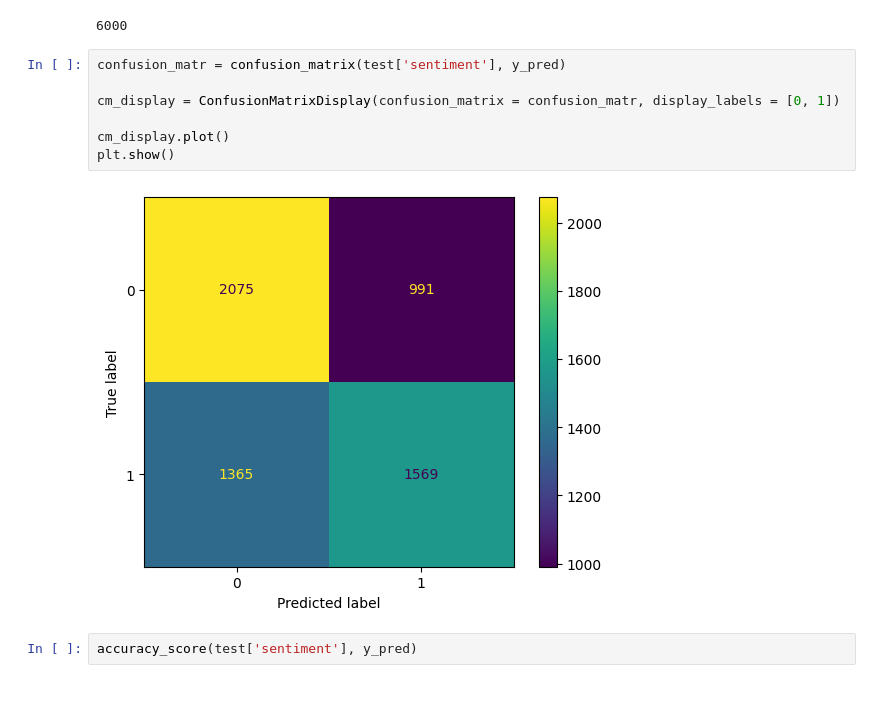
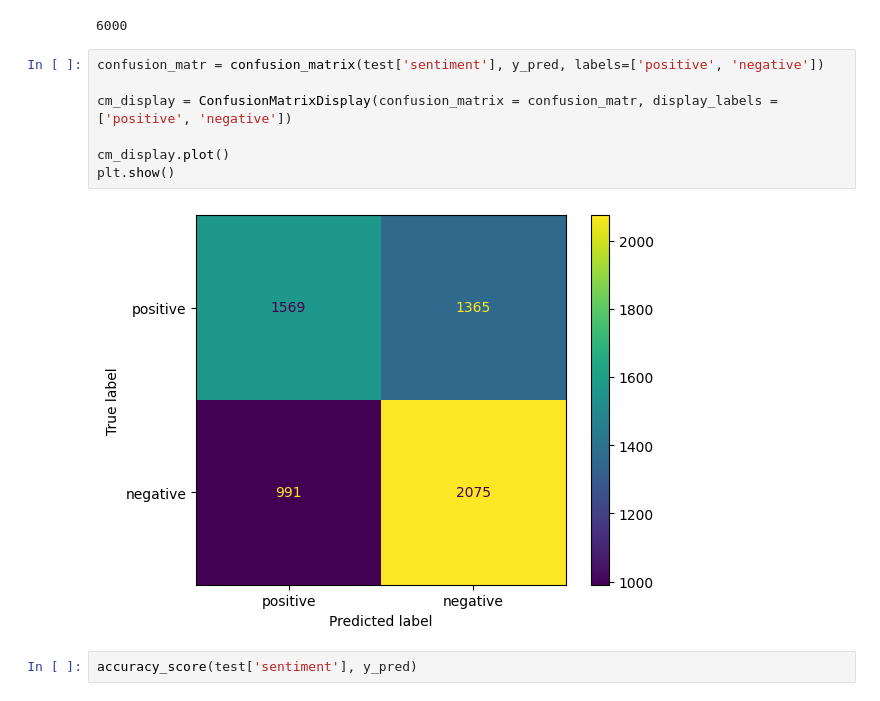
Before and after one commit to PauloOyama/Artificial-Inteligence, a Jupyter notebook: analysis.ipynb, the cells around one changed output. Saved outputs shown, nothing was run; the diff lists cells and outputs as text.

Commit message:
add label

```diff
--- a/analysis.ipynb
+++ b/analysis.ipynb
@@ -177,14 +177,14 @@ len(y_pred)
 # %% [output]
 6000
 # %%
-confusion_matr = confusion_matrix(test['sentiment'], y_pred)
+confusion_matr = confusion_matrix(test['sentiment'], y_pred, labels=['positive', 'negative'])
 
-cm_display = ConfusionMatrixDisplay(confusion_matrix = confusion_matr, display_labels = [0, 1])
+cm_display = ConfusionMatrixDisplay(confusion_matrix = confusion_matr, display_labels = ['positive', 'negative'])
 
 cm_display.plot()
 plt.show()
 # %% [output]
-[figure, old version]
+[figure, new version]
 # %%
 accuracy_score(test['sentiment'], y_pred)
 # %% [output]
```
